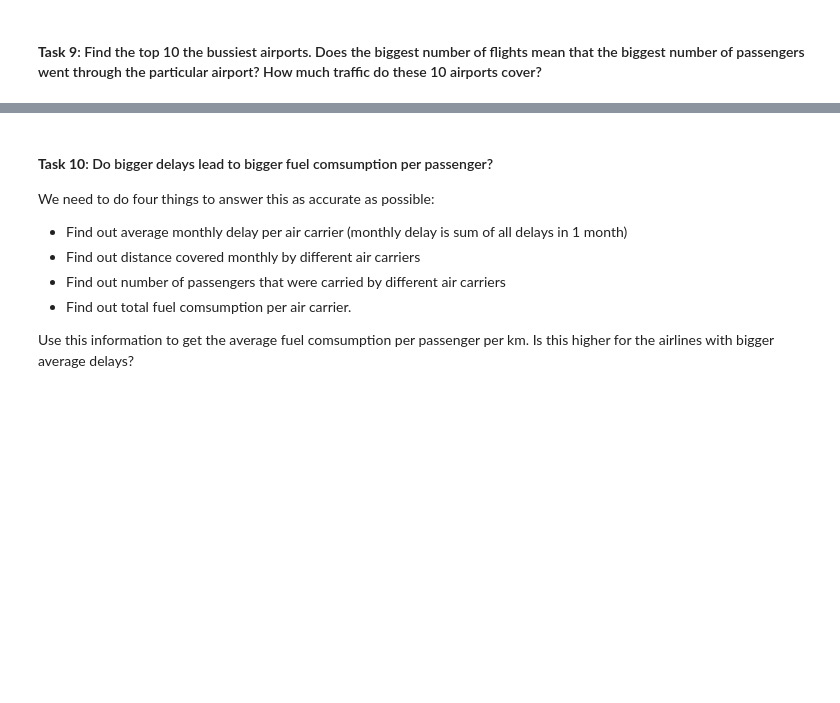
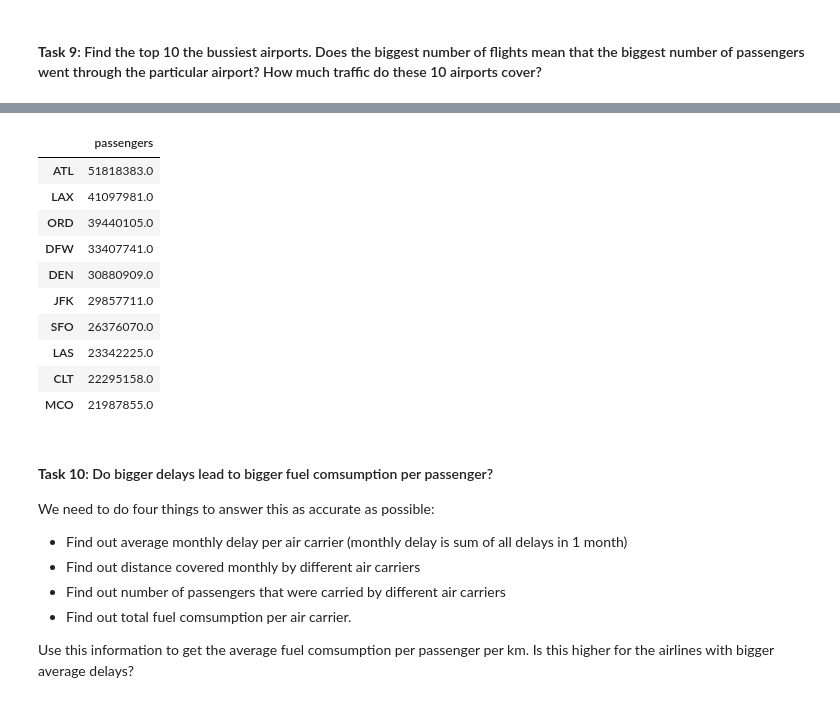
Before and after one commit to Noah2252/Lighthouse-Lab-Midterm-Project, a Jupyter notebook: gth/exploratory_analysis.ipynb, the cells around one changed output, grey strips where cells are left out. Saved outputs shown, nothing was run; the diff lists cells and outputs as text; code cells hidden in the pictures; blank space fills up the shorter version.

```diff
--- a/gth/exploratory_analysis.ipynb
+++ b/gth/exploratory_analysis.ipynb
@@ -404,0 +421,2 @@ f"{fr_dep_delays_with_ontime_arr:.1%} of delayed departures arrived on time anyw
+# %%
+passengers = pd.read_csv('../data/passengers_10%.csv')
@@ -405,3 +437,22 @@ f"{fr_dep_delays_with_ontime_arr:.1%} of delayed departures arrived on time anyw
+# %%
+passengers_outbound = passengers.groupby('origin').passengers.sum().to_frame()
+passengers_inbound = passengers.groupby('dest').passengers.sum().to_frame()
+# %%
+total_passengers_by_airport = passengers_inbound + passengers_outbound
+# %%
+total_passengers_by_airport.sort_values(by='passengers', ascending=False).head(10)
+# %% [output]
+|  | passengers |
+| ATL | 51818383.0 |
+| LAX | 41097981.0 |
+| ORD | 39440105.0 |
+| DFW | 33407741.0 |
+| DEN | 30880909.0 |
+| JFK | 29857711.0 |
+| SFO | 26376070.0 |
+| LAS | 23342225.0 |
+| CLT | 22295158.0 |
+| MCO | 21987855.0 |
 # %% [markdown]
 #### **Task 10**: Do bigger delays lead to bigger fuel comsumption per passenger?
 We need to do four things to answer this as accurate as possible:
```
Also changed, not shown: parts of 3 cells of this notebook.
